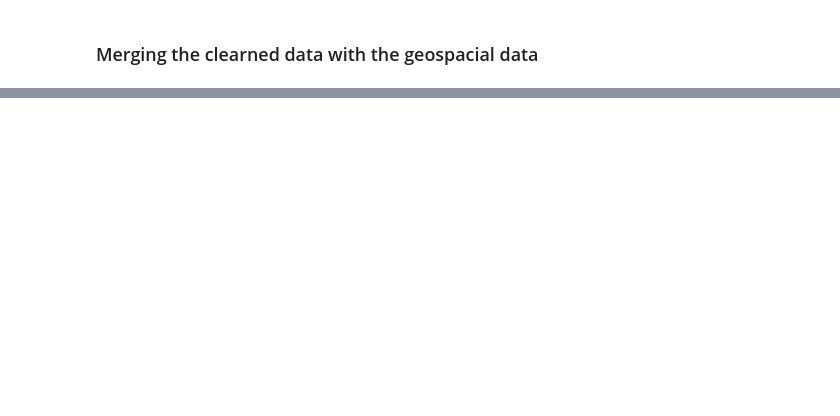
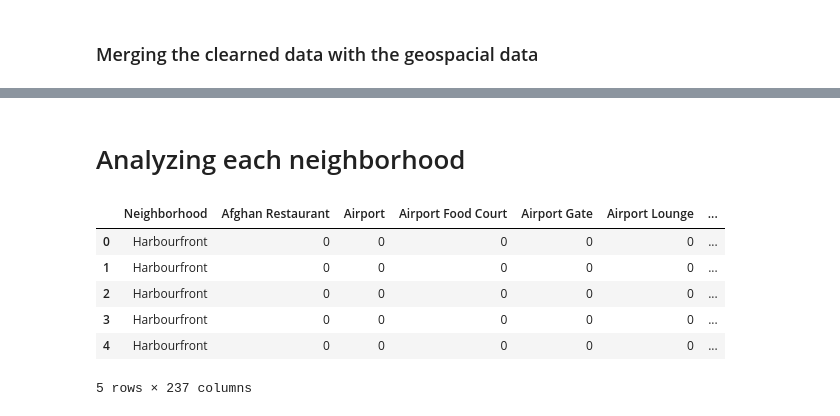
Before and after one commit to Jaskanwal/IBM-Data-Science-Professional-Certificate, a Jupyter notebook: SegmentingAndClusteringNeighborhoodsInToronto.ipynb, the cells around one changed output, grey strips where cells are left out. Drawn from its saved outputs; the diff is of its cells as text; code cells hidden in the pictures; blank space fills up the shorter version.

Commit message:
Clustering the neighborhoods of Toronto

```diff
--- a/SegmentingAndClusteringNeighborhoodsInToronto.ipynb
+++ b/SegmentingAndClusteringNeighborhoodsInToronto.ipynb
@@ -70,0 +89,4 @@ Merged_df.head()
+# %%
+# Filtering Boroughs that have the word Toronto in them
+Toronto_data=Merged_df[Merged_df['Borough'].str.lower().str.find('toronto')>0]
+Toronto_data.head()
@@ -70,0 +106,8 @@ Merged_df.head()
+# %%
+CLIENT_ID = 'YT0EDB1LIXWATJQOLVZ1PSQMSN1PNAGZGZCP5SCSMYRWHMIR' # your Foursquare ID
+CLIENT_SECRET = 'ZIVSV1Q1ZNU2MC1TAHBLKAXBOPATECKAUZCFVJG3F3UGZBJM' # your Foursquare Secret
+VERSION = '20180605' # Foursquare API version
+
+print('Your credentails:')
+print('CLIENT_ID: ' + CLIENT_ID)
+print('CLIENT_SECRET:' + CLIENT_SECRET)
@@ -70,0 +159,5 @@ Merged_df.head()
+# %%
+Toronto_venues = getNearbyVenues(names=Toronto_data['Neighborhood'],
+                                   latitudes=Toronto_data['Latitude'],
+                                   longitudes=Toronto_data['Longitude']
+                                  )
@@ -70,0 +202,20 @@ Merged_df.head()
+# %% [markdown]
+# Analyzing each neighborhood
+# %%
+# one hot encoding
+Toronto_onehot = pd.get_dummies(Toronto_venues[['Venue Category']], prefix="", prefix_sep="")
+# add neighborhood column back to dataframe
+Toronto_onehot['Neighborhood'] = Toronto_venues['Neighborhood']
+
+# move neighborhood column to the first column
+Toronto_onehot.set_index('Neighborhood',inplace=True)
+Toronto_onehot.reset_index(drop=False,inplace=True)
+Toronto_onehot.head()
+# %% [output]
+|  | Neighborhood | Afghan Restaurant | Airport | Airport Food Court | Airport Gate | Airport Lounge | ... |
+| 0 | Harbourfront | 0 | 0 | 0 | 0 | 0 | ... |
+| 1 | Harbourfront | 0 | 0 | 0 | 0 | 0 | ... |
+| 2 | Harbourfront | 0 | 0 | 0 | 0 | 0 | ... |
+| 3 | Harbourfront | 0 | 0 | 0 | 0 | 0 | ... |
+| 4 | Harbourfront | 0 | 0 | 0 | 0 | 0 | ... |
+5 rows × 237 columns
```
Also changed, not shown: parts of 24 cells of this notebook.
